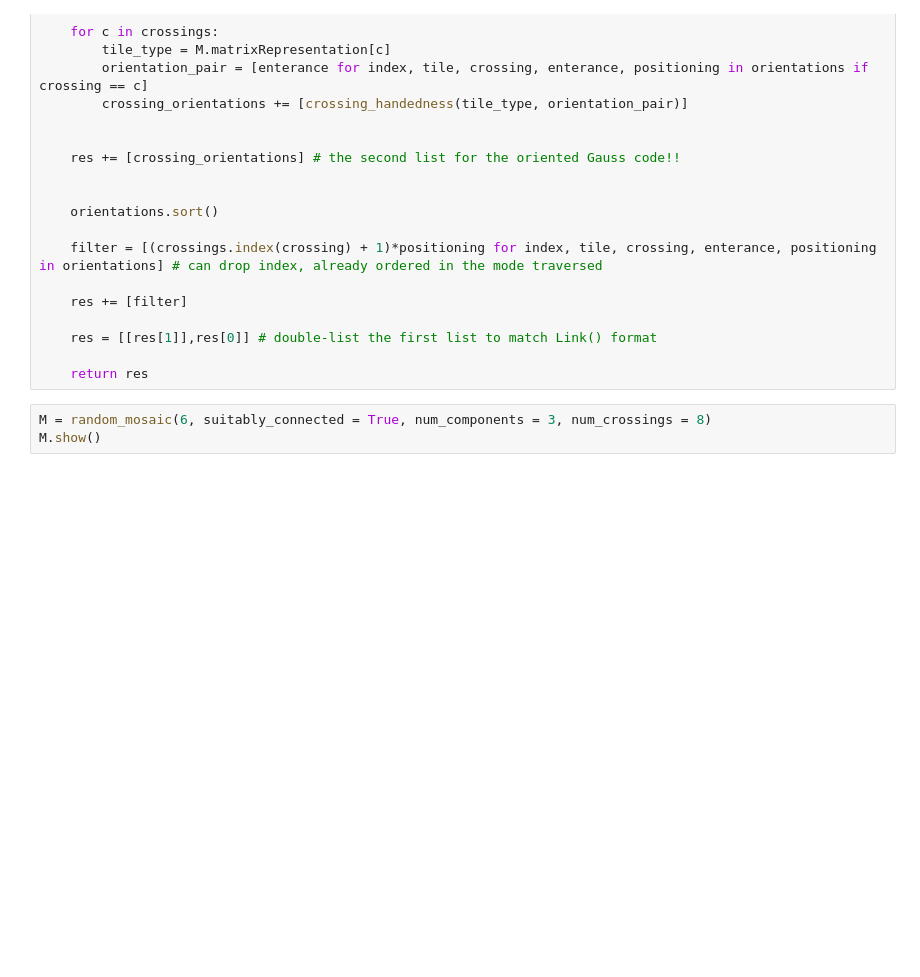
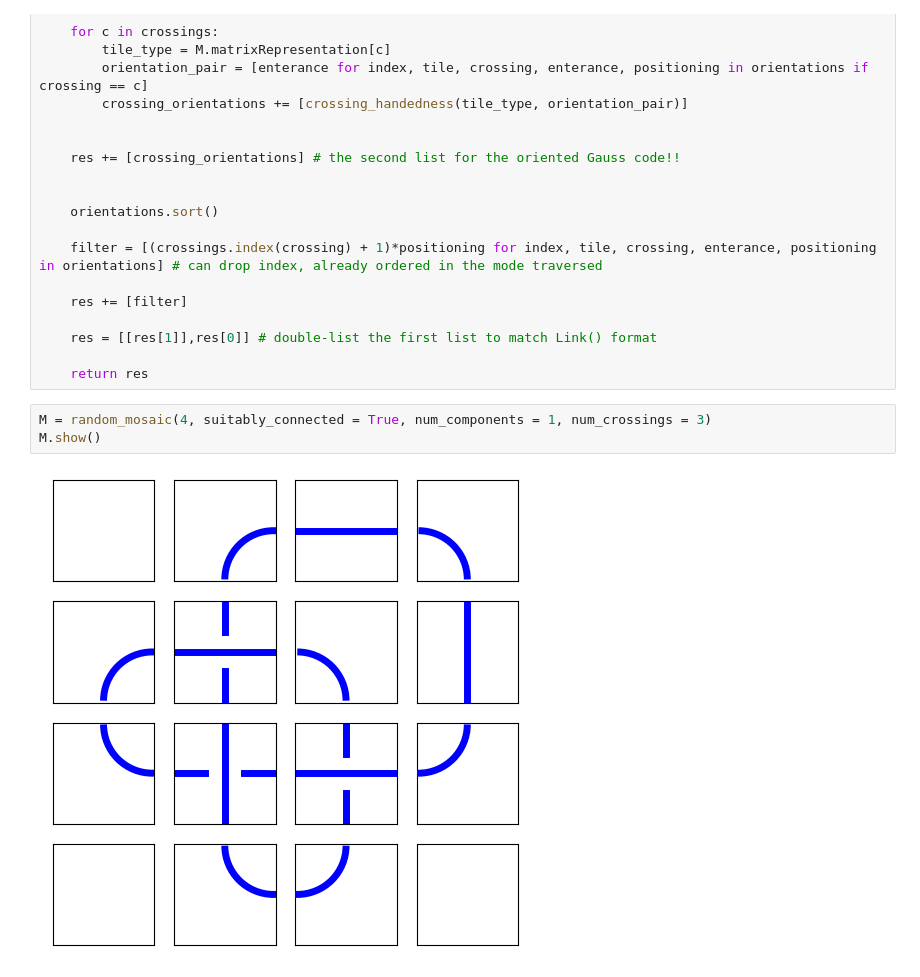
Before and after one commit to andrew-tawfeek/knot_mosaics, a Jupyter notebook: orientedGauss.ipynb, the cells around one changed output. Cells and saved outputs as stored; diff of their text form; blank space fills up the shorter version.

```diff
--- a/orientedGauss.ipynb
+++ b/orientedGauss.ipynb
@@ -96,5 +96,7 @@ def orientedGaussCode(M):
 
     return res
 # %%
-M = random_mosaic(6, suitably_connected = True, num_components = 3, num_crossings = 8)
+M = random_mosaic(4, suitably_connected = True, num_components = 1, num_crossings = 3)
 M.show()
+# %% [output]
+[figure, added]
```
Also changed, not shown: parts of 2 cells of this notebook, 1 other file.
